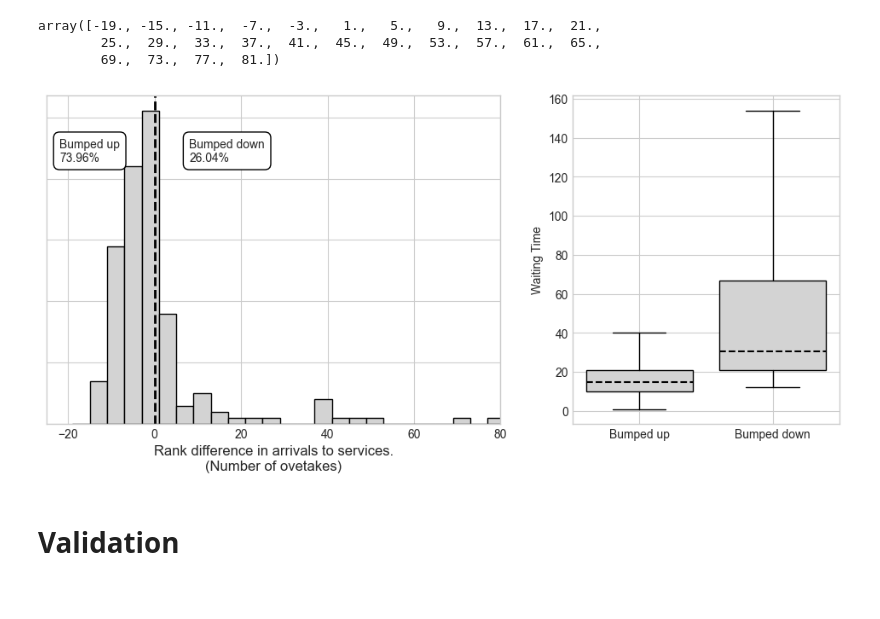
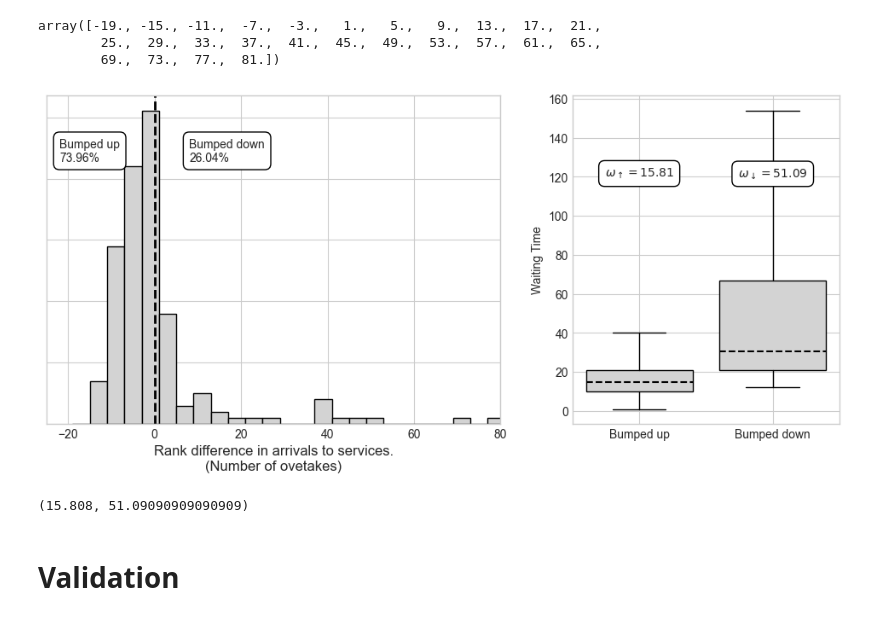
Before and after one commit to geraintpalmer/DynamicClasses, a Jupyter notebook: src/Motivating Justification.ipynb, the cells around one changed output. Saved outputs shown, nothing was run; the diff lists cells and outputs as text; code cells hidden in the pictures.

```diff
--- a/src/Motivating Justification.ipynb
+++ b/src/Motivating Justification.ipynb
@@ -72,34 +72,49 @@ axarr[0].vlines(
 axarr[0].set_ylim(ymin, ymax)
 axarr[0].set_xlim(-25, 80)
 axarr[0].text(
     -22,
     ymax * 0.8,
     f"Bumped up\n{round((num_down / num_down.sum())[False] * 100, 2)}%",
     bbox=dict(facecolor="white", edgecolor="black", boxstyle="round,pad=0.5"),
 )
 axarr[0].text(
     8,
     ymax * 0.8,
     f"Bumped down\n{round((num_down / num_down.sum())[True] * 100, 2)}%",
     bbox=dict(facecolor="white", edgecolor="black", boxstyle="round,pad=0.5"),
 )
 
 medianprops = dict(linestyle="dashed", linewidth=1.5, color="black")
 bplot = axarr[1].boxplot(
     [data[~data["bumped_down"]]["wait"], data[data["bumped_down"]]["wait"]],
     widths=0.8,
     whis=(0, 100),
     patch_artist=True,
     medianprops=medianprops,
 )
 for patch in bplot["boxes"]:
     patch.set_facecolor("lightgrey")
 
+axarr[1].text(1, 120,
+    r"$\omega_{\uparrow} = " + str(round(data[~data["bumped_down"]]["wait"].mean(), 2)) + "$",
+    bbox=dict(facecolor="white", edgecolor="black", boxstyle="round,pad=0.5"),
+    ha='center'
+)
+axarr[1].text(2, 120,
+    r"$\omega_{\downarrow} = " + str(round(data[data["bumped_down"]]["wait"].mean(), 2)) + "$",
+    bbox=dict(facecolor="white", edgecolor="black", boxstyle="round,pad=0.5"),
+    ha='center'
+)
+
 axarr[1].set_xticklabels(["Bumped up", "Bumped down"])
 axarr[1].set_ylabel("Waiting Time")
 fig.savefig("../tex/img/motivating_overtakes.pdf")
 # %% [output]
-[figure, old version]
+[figure, new version]
+# %%
+data[~data["bumped_down"]]["wait"].mean(), data[data["bumped_down"]]["wait"].mean()
+# %% [output]
+(15.808, 51.09090909090909)
 # %% [markdown]
 # Validation
 # %%
```
Also changed, not shown: parts of 6 cells of this notebook, 6 other files.
